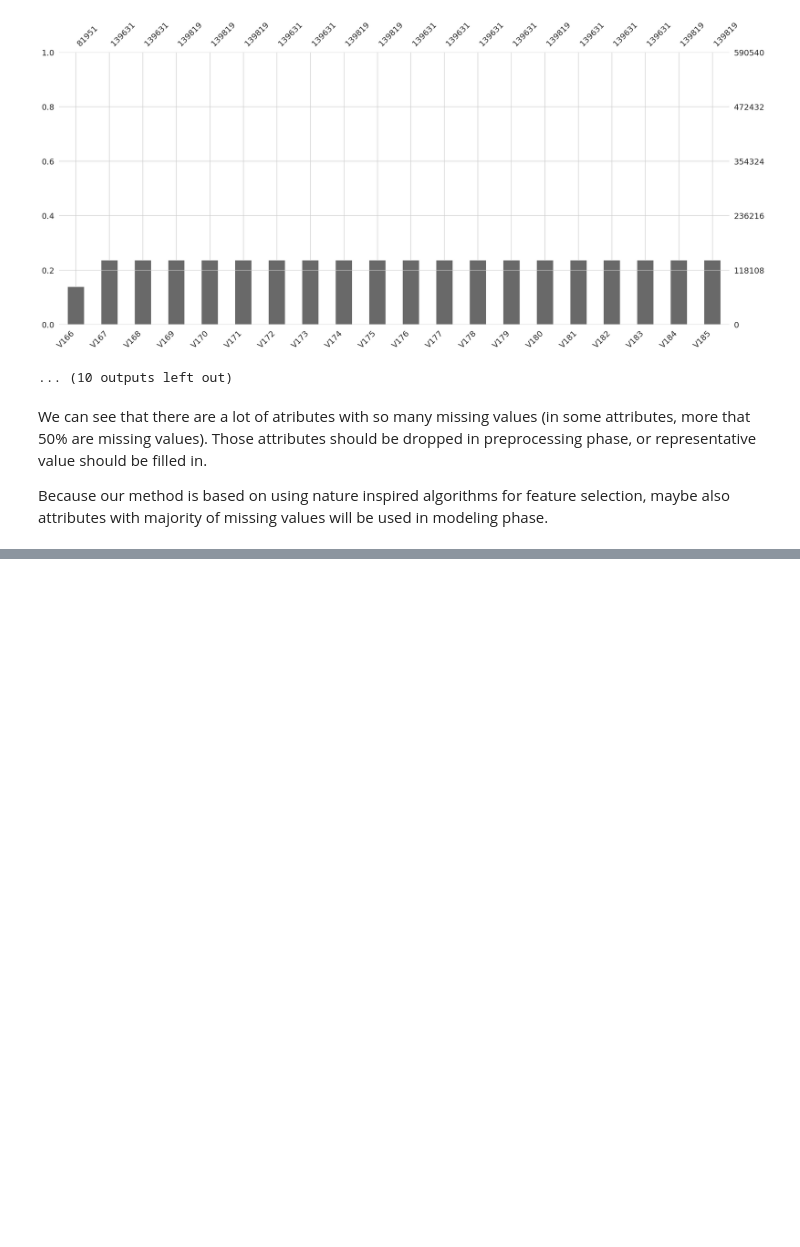
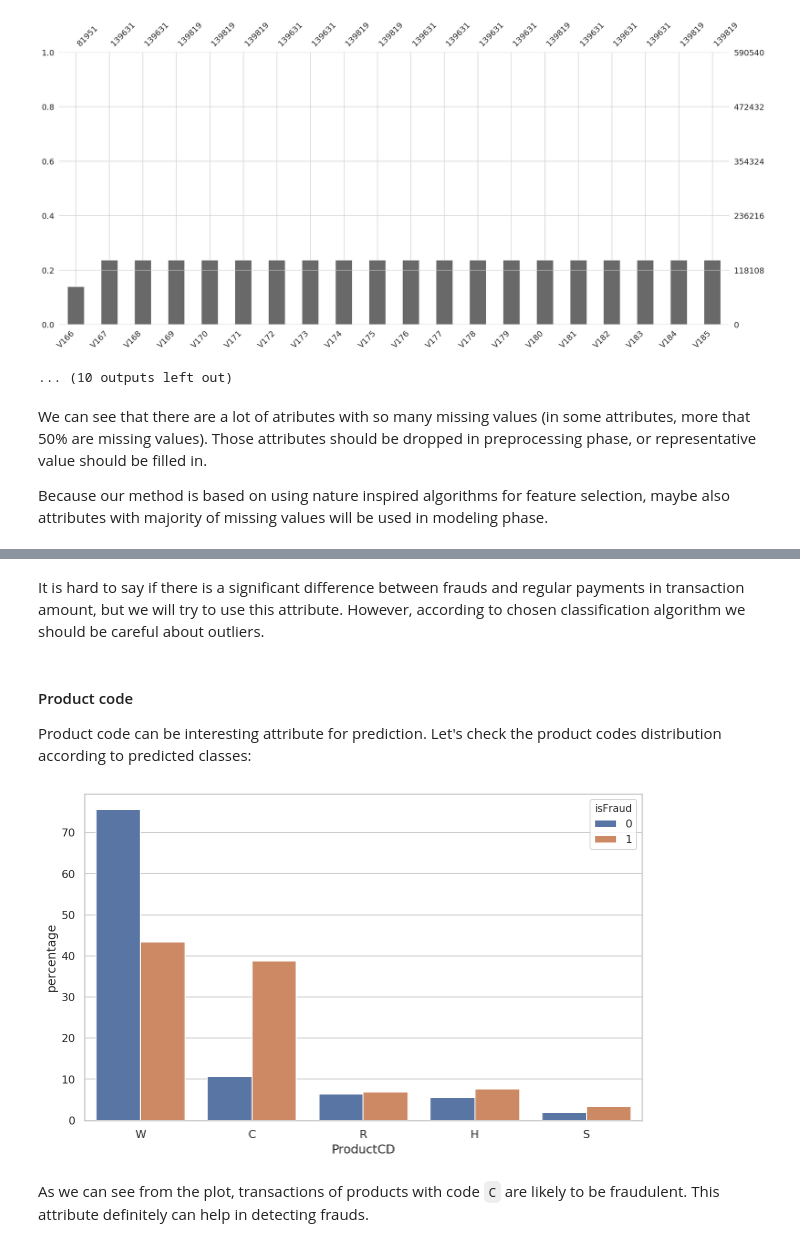
Before and after one commit to pmacinec/transactions-fraud-detection, a Jupyter notebook: notebooks/1_data_analysis.ipynb, the cells around one changed output, grey strips where cells are left out. Cells and saved outputs as stored; diff of their text form; code cells hidden in the pictures; blank space fills up the shorter version.

```diff
--- a/notebooks/1_data_analysis.ipynb
+++ b/notebooks/1_data_analysis.ipynb
@@ -159,0 +243,12 @@ Because our method is based on using nature inspired algorithms for feature sele
+# %% [markdown]
+It is hard to say if there is a significant difference between frauds and regular payments in transaction amount, but we will try to use this attribute. However, according to chosen classification algorithm we should be careful about outliers.
+# %% [markdown]
+#### Product code
+
+Product code can be interesting attribute for prediction. Let's check the product codes distribution according to predicted classes:
+# %%
+barplot_per_classes(df, 'ProductCD', 'isFraud')
+# %% [output]
+[figure, added]
+# %% [markdown]
+As we can see from the plot, transactions of products with code `C` are likely to be fraudulent. This attribute definitely can help in detecting frauds.
```
Also changed, not shown: parts of 70 cells of this notebook.
